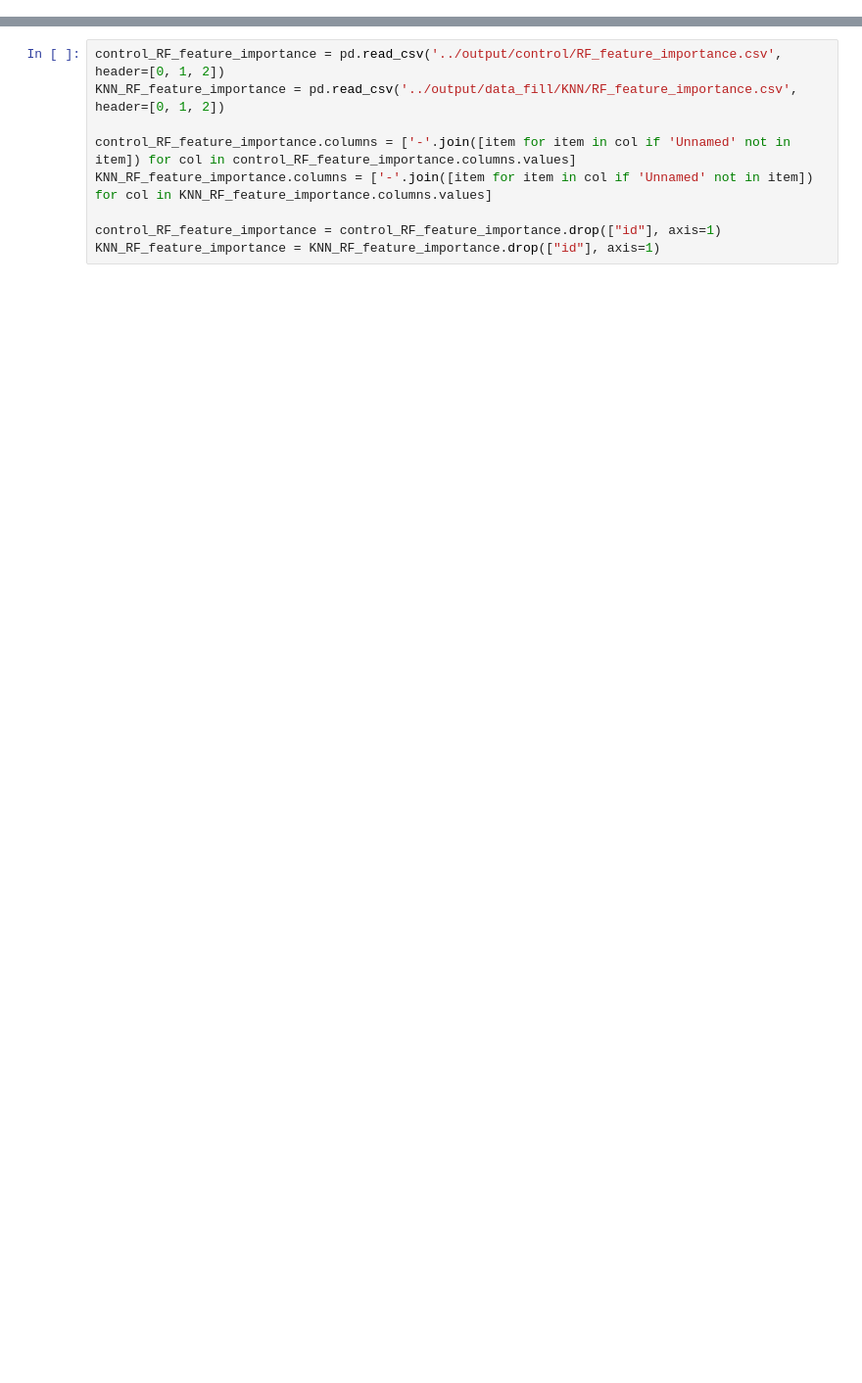
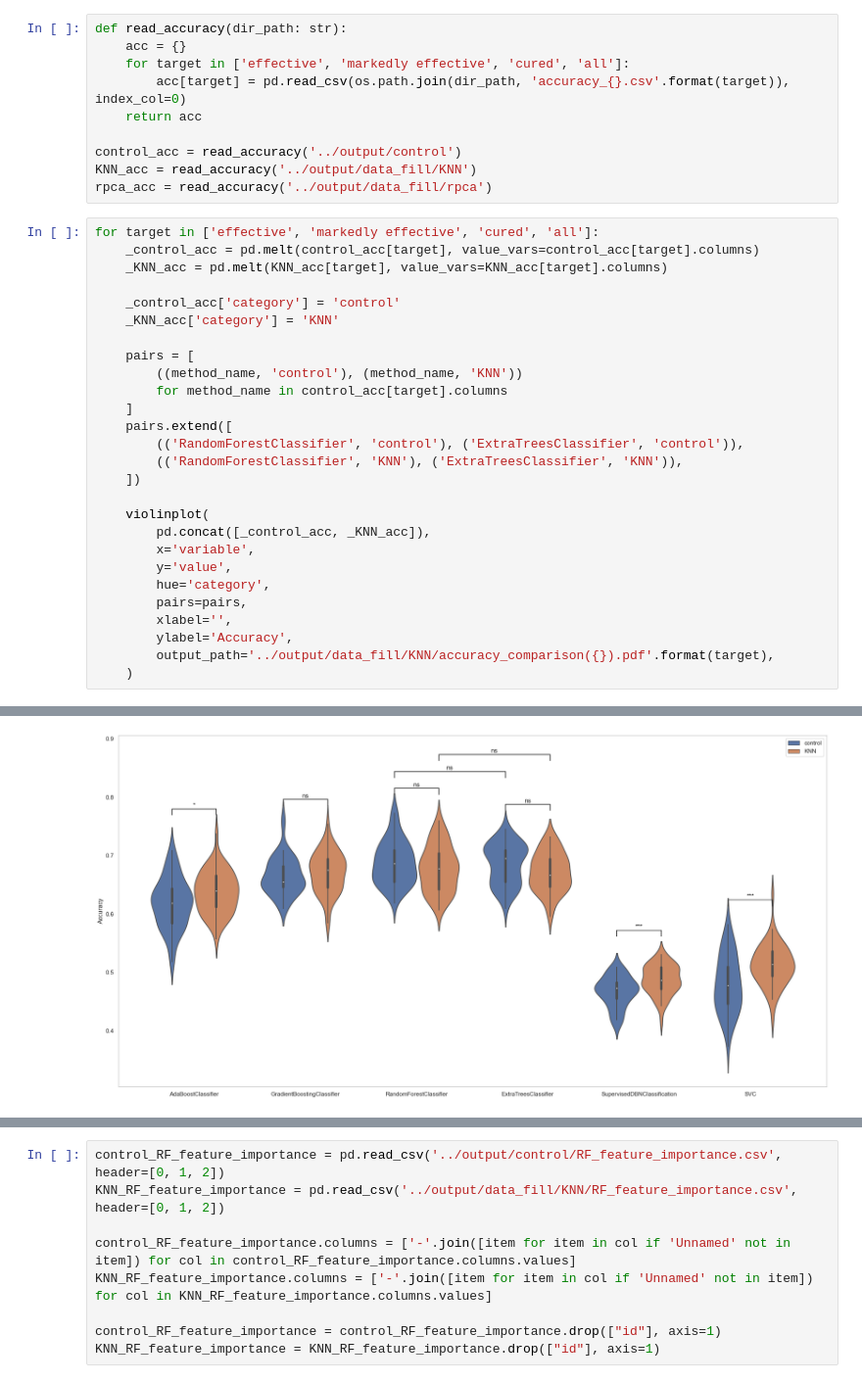
Before and after one commit to LMH0066/SSNHL, a Jupyter notebook: analyse/fill_influence_analyse.ipynb, the cells around one changed output, grey strips where cells are left out. Shown at 98% size. Drawn from its saved outputs; the diff is of its cells as text; blank space fills up the shorter version.

```diff
--- a/analyse/fill_influence_analyse.ipynb
+++ b/analyse/fill_influence_analyse.ipynb
@@ -7,0 +35,38 @@ from statannotations.Annotator import Annotator
+# %%
+def read_accuracy(dir_path: str):
+    acc = {}
+    for target in ['effective', 'markedly effective', 'cured', 'all']:
+        acc[target] = pd.read_csv(os.path.join(dir_path, 'accuracy_{}.csv'.format(target)), index_col=0)
+    return acc
+
+control_acc = read_accuracy('../output/control')
+KNN_acc = read_accuracy('../output/data_fill/KNN')
+rpca_acc = read_accuracy('../output/data_fill/rpca')
+# %%
+for target in ['effective', 'markedly effective', 'cured', 'all']:
+    _control_acc = pd.melt(control_acc[target], value_vars=control_acc[target].columns)
+    _KNN_acc = pd.melt(KNN_acc[target], value_vars=KNN_acc[target].columns)
+
+    _control_acc['category'] = 'control'
+    _KNN_acc['category'] = 'KNN'
+
+    pairs = [
+        ((method_name, 'control'), (method_name, 'KNN'))
+        for method_name in control_acc[target].columns
+    ]
+    pairs.extend([
+        (('RandomForestClassifier', 'control'), ('ExtraTreesClassifier', 'control')),
+        (('RandomForestClassifier', 'KNN'), ('ExtraTreesClassifier', 'KNN')),
+    ])
+
+    violinplot(
+        pd.concat([_control_acc, _KNN_acc]),
+        x='variable',
+        y='value',
+        hue='category',
+        pairs=pairs,
+        xlabel='',
+        ylabel='Accuracy',
+        output_path='../output/data_fill/KNN/accuracy_comparison({}).pdf'.format(target),
+    )
+# %% [output]
@@ -7,0 +88 @@ from statannotations.Annotator import Annotator
+[figure, added]
```
Also changed, not shown: parts of 11 cells of this notebook, 43 other files.
